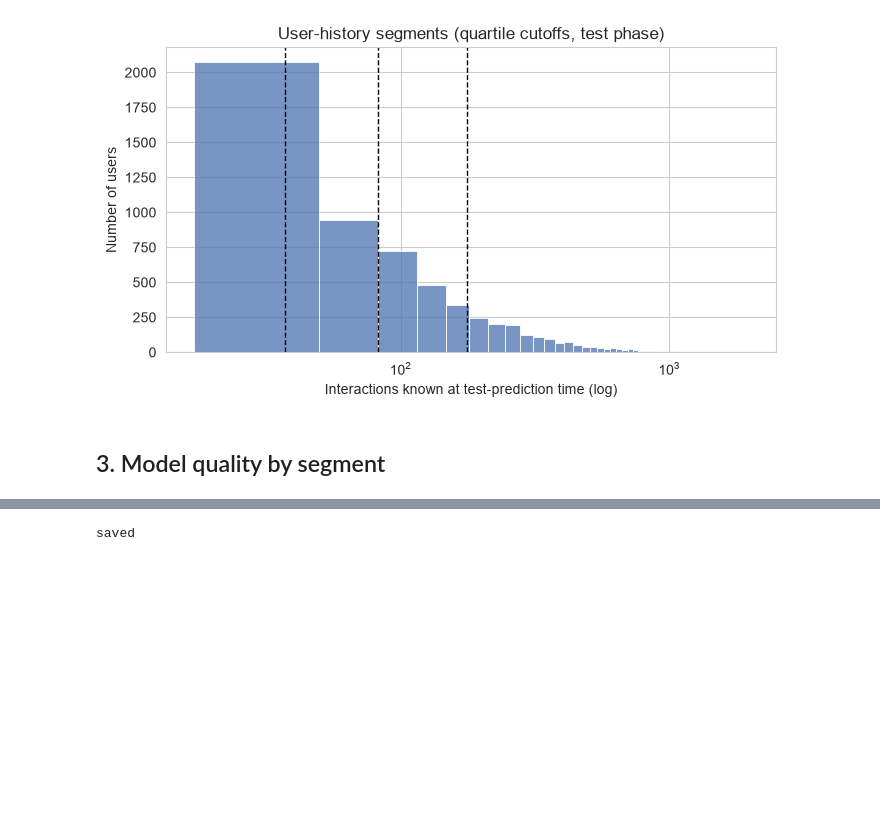
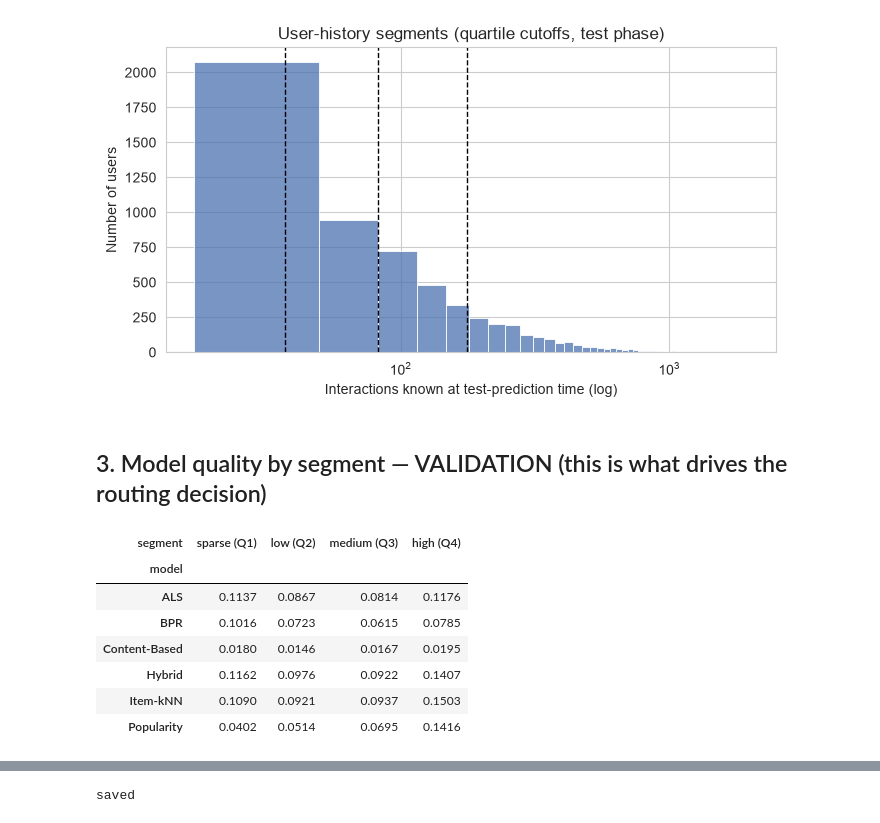
Before and after one commit to avgrosheva/rec-sys, a Jupyter notebook: notebooks/04_product_analysis.ipynb, the cells around one changed output, grey strips where cells are left out. Drawn from its saved outputs; the diff is of its cells as text; code cells hidden in the pictures; blank space fills up the shorter version.

```diff
--- a/notebooks/04_product_analysis.ipynb
+++ b/notebooks/04_product_analysis.ipynb
@@ -92,4 +105,19 @@ plt.show()
 # %% [output]
 [figure]
 # %% [markdown]
-## 3. Model quality by segment
+## 3. Model quality by segment — VALIDATION (this is what drives the routing decision)
+# %%
+seg_table_val = pd.DataFrame(E.segment_metrics_table(rec_val, truth_val, seg_val, K))
+seg_table_val.to_csv(f"{TABLE_DIR}/segment_metrics_val.csv", index=False)
+
+pivot_val = seg_table_val.pivot(index="model", columns="segment", values="NDCG@K")[labels]
+pivot_val.round(4)
+# %% [output]
+| segment | sparse (Q1) | low (Q2) | medium (Q3) | high (Q4) |
+| model |  |  |  |  |
+| ALS | 0.1137 | 0.0867 | 0.0814 | 0.1176 |
+| BPR | 0.1016 | 0.0723 | 0.0615 | 0.0785 |
+| Content-Based | 0.0180 | 0.0146 | 0.0167 | 0.0195 |
+| Hybrid | 0.1162 | 0.0976 | 0.0922 | 0.1407 |
+| Item-kNN | 0.1090 | 0.0921 | 0.0937 | 0.1503 |
+| Popularity | 0.0402 | 0.0514 | 0.0695 | 0.1416 |
```
Also changed, not shown: parts of 30 cells of this notebook, 15 other files.
